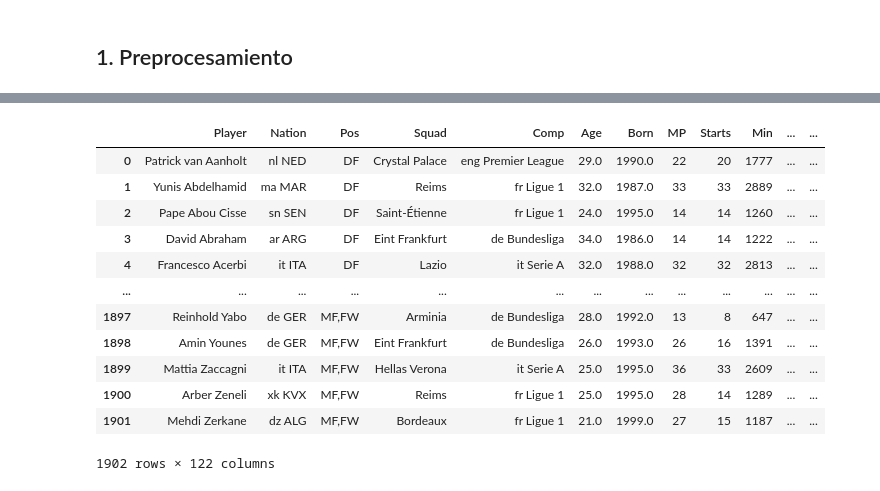
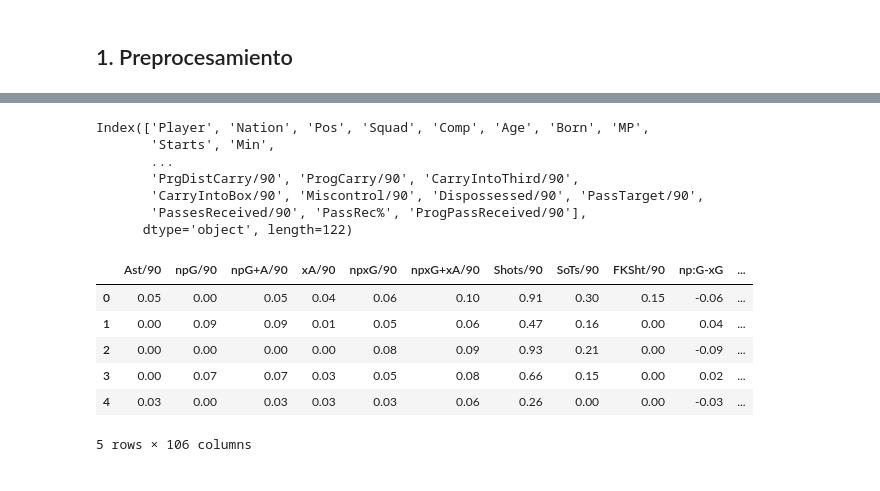
Before and after one commit to joacokoif/tp2_fulbo_ldd, a Jupyter notebook: tp2_LDD_Futbol_Analytics.ipynb, the cells around one changed output, grey strips where cells are left out. Cells and saved outputs as stored; diff of their text form; code cells hidden in the pictures.

```diff
--- a/tp2_LDD_Futbol_Analytics.ipynb
+++ b/tp2_LDD_Futbol_Analytics.ipynb
@@ -64,21 +46,23 @@ data_fubol_clean
 # %%
-#4. Al finalizar la limpieza de datos, resetear los ´ındices.
-data_fubol_clean.reset_index(drop=True, inplace=True)
-data_fubol_clean
+#4. Al finalizar la limpieza de datos, resetear los índices.
+data_futbol.reset_index(drop=True, inplace=True)
-# %% [output]
-|  | Player | Nation | Pos | Squad | Comp | Age | Born | MP | Starts | Min | ... | ... |
-| 0 | Patrick van Aanholt | nl NED | DF | Crystal Palace | eng Premier League | 29.0 | 1990.0 | 22 | 20 | 1777 | ... | ... |
-| 1 | Yunis Abdelhamid | ma MAR | DF | Reims | fr Ligue 1 | 32.0 | 1987.0 | 33 | 33 | 2889 | ... | ... |
-| 2 | Pape Abou Cisse | sn SEN | DF | Saint-Étienne | fr Ligue 1 | 24.0 | 1995.0 | 14 | 14 | 1260 | ... | ... |
-| 3 | David Abraham | ar ARG | DF | Eint Frankfurt | de Bundesliga | 34.0 | 1986.0 | 14 | 14 | 1222 | ... | ... |
-| 4 | Francesco Acerbi | it ITA | DF | Lazio | it Serie A | 32.0 | 1988.0 | 32 | 32 | 2813 | ... | ... |
-| ... | ... | ... | ... | ... | ... | ... | ... | ... | ... | ... | ... | ... |
-| 1897 | Reinhold Yabo | de GER | MF,FW | Arminia | de Bundesliga | 28.0 | 1992.0 | 13 | 8 | 647 | ... | ... |
-| 1898 | Amin Younes | de GER | MF,FW | Eint Frankfurt | de Bundesliga | 26.0 | 1993.0 | 26 | 16 | 1391 | ... | ... |
-| 1899 | Mattia Zaccagni | it ITA | MF,FW | Hellas Verona | it Serie A | 25.0 | 1995.0 | 36 | 33 | 2609 | ... | ... |
-| 1900 | Arber Zeneli | xk KVX | MF,FW | Reims | fr Ligue 1 | 25.0 | 1995.0 | 28 | 14 | 1289 | ... | ... |
-| 1901 | Mehdi Zerkane | dz ALG | MF,FW | Bordeaux | fr Ligue 1 | 21.0 | 1999.0 | 27 | 15 | 1187 | ... | ... |
-1902 rows × 122 columns
 # %%
-# 5. Definir el DataFrame data_num que solo contenga las variables n´umericas, a partir de la columna Ast/90, inclusive.
-# Para clustering y clasificaci´on no vamos a utilizar las variables categ´oricas ni edad ni minutos jugados.
+# 5. Definir el DataFrame data_num que solo contenga las variables númericas, a partir de la columna Ast/90, inclusive.
+print(data_futbol.columns)
+data_num = data_futbol.select_dtypes(include='number').loc[:, 'Ast/90':]
+data_num.head()
+# %% [output]
+Index(['Player', 'Nation', 'Pos', 'Squad', 'Comp', 'Age', 'Born', 'MP',
+       'Starts', 'Min',
+       ...
+       'PrgDistCarry/90', 'ProgCarry/90', 'CarryIntoThird/90',
+       'CarryIntoBox/90', 'Miscontrol/90', 'Dispossessed/90', 'PassTarget/90',
+       'PassesReceived/90', 'PassRec%', 'ProgPassReceived/90'],
+      dtype='object', length=122)
+|  | Ast/90 | npG/90 | npG+A/90 | xA/90 | npxG/90 | npxG+xA/90 | Shots/90 | SoTs/90 | FKSht/90 | np:G-xG | ... |
+| 0 | 0.05 | 0.00 | 0.05 | 0.04 | 0.06 | 0.10 | 0.91 | 0.30 | 0.15 | -0.06 | ... |
+| 1 | 0.00 | 0.09 | 0.09 | 0.01 | 0.05 | 0.06 | 0.47 | 0.16 | 0.00 | 0.04 | ... |
+| 2 | 0.00 | 0.00 | 0.00 | 0.00 | 0.08 | 0.09 | 0.93 | 0.21 | 0.00 | -0.09 | ... |
+| 3 | 0.00 | 0.07 | 0.07 | 0.03 | 0.05 | 0.08 | 0.66 | 0.15 | 0.00 | 0.02 | ... |
+| 4 | 0.03 | 0.00 | 0.03 | 0.03 | 0.03 | 0.06 | 0.26 | 0.00 | 0.00 | -0.03 | ... |
+5 rows × 106 columns
```
Also changed, not shown: parts of 9 cells of this notebook.
